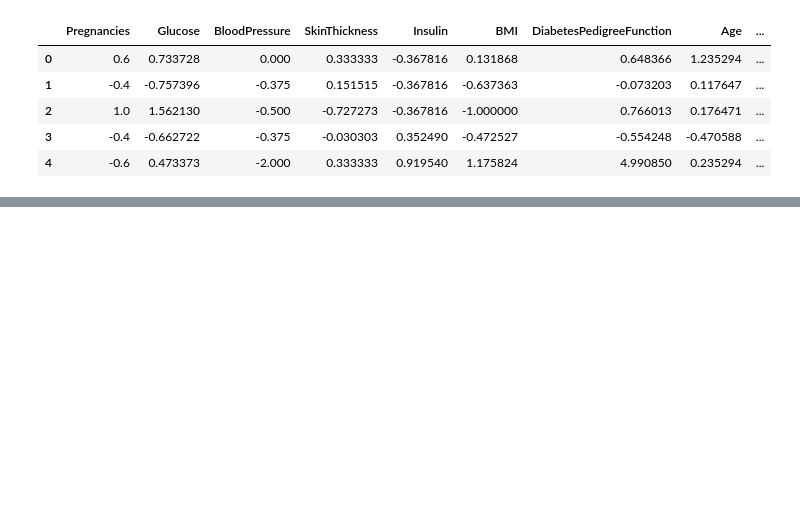
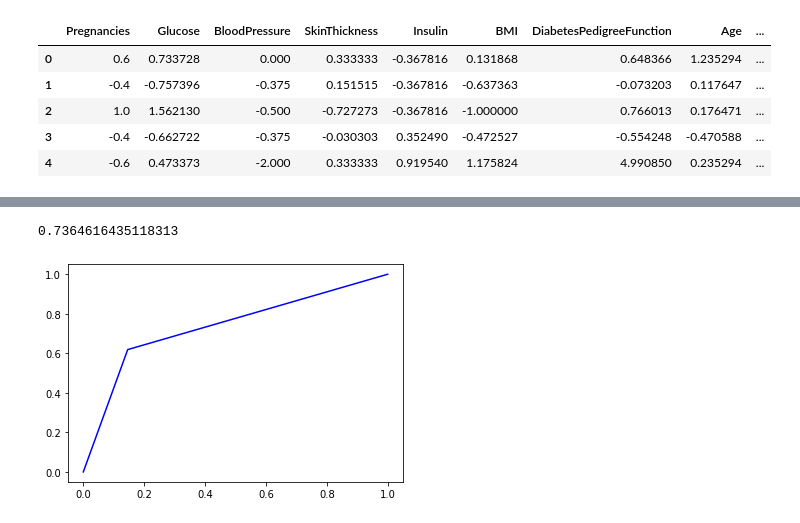
Before and after one commit to BoranOner/Predicting-Diabetes, a Jupyter notebook: SatırEksikDengesiz.ipynb, the cells around one changed output, grey strips where cells are left out. Drawn from its saved outputs; the diff is of its cells as text; code cells hidden in the pictures; blank space fills up the shorter version.

```diff
--- a/SatırEksikDengesiz.ipynb
+++ b/SatırEksikDengesiz.ipynb
@@ -629,0 +238,23 @@ weighted avg       0.72      0.73      0.71       218
+# %%
+gaussianNB = GaussianNB()
+gaussianNB = gaussianNB.fit(X_train, y_train)
+
+train_pred_gaussianNB = gaussianNB.predict(X_train)
+print('Train Accuracy : %.3f%% ' % (accuracy_score(y_train , train_pred_gaussianNB)*100))
+
+print("Confusion Matrix-GaussianNB-Train: ")
+print(confusion_matrix(y_train, train_pred_gaussianNB))
+
+print('\nModel Sonuçları\n')
+print(classification_report(y_train, train_pred_gaussianNB))
+
+print("-"*40)
+
+test_pred_gaussianNB = gaussianNB.predict(X_test)
+print('Test Accuracy  : %.3f%% ' % (accuracy_score(y_test, test_pred_gaussianNB)*100))
+
+print("Confusion Matrix-GaussianNB-Test: ")
+print(confusion_matrix(y_test, test_pred_gaussianNB))
+
+print('\nModel Sonuçları\n')
+print(classification_report(y_test, test_pred_gaussianNB))
@@ -629,0 +279,8 @@ weighted avg       0.72      0.73      0.71       218
+# %%
+fpr , tpr , thresolds = metrics.roc_curve(y_train , train_pred_gaussianNB)
+roc_auc = metrics.auc(fpr , tpr)
+plt.plot(fpr , tpr ,'b' ,label = 'AUC =0.2f' %roc_auc)
+roc_auc
+# %% [output]
+0.7364616435118313
+[figure, added]
```
Also changed, not shown: parts of 125 cells of this notebook.
